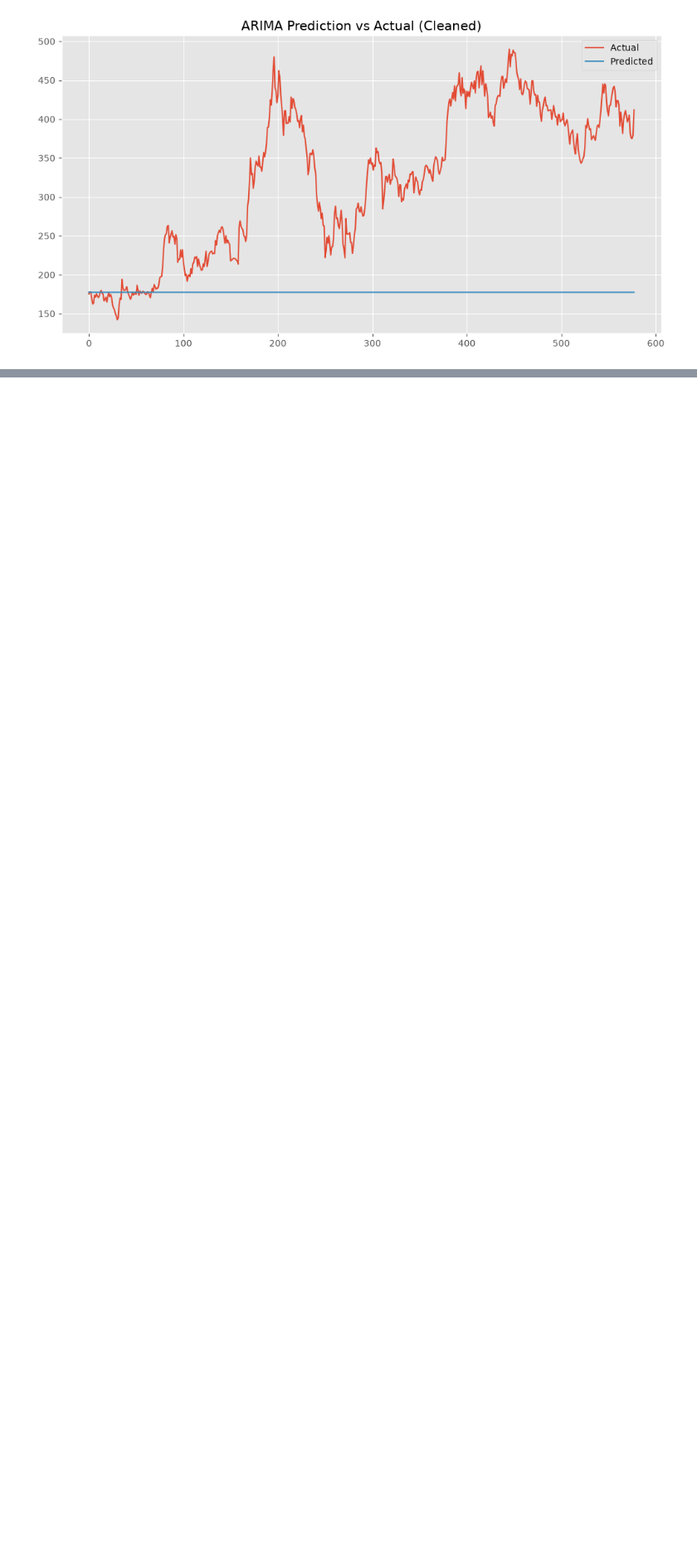
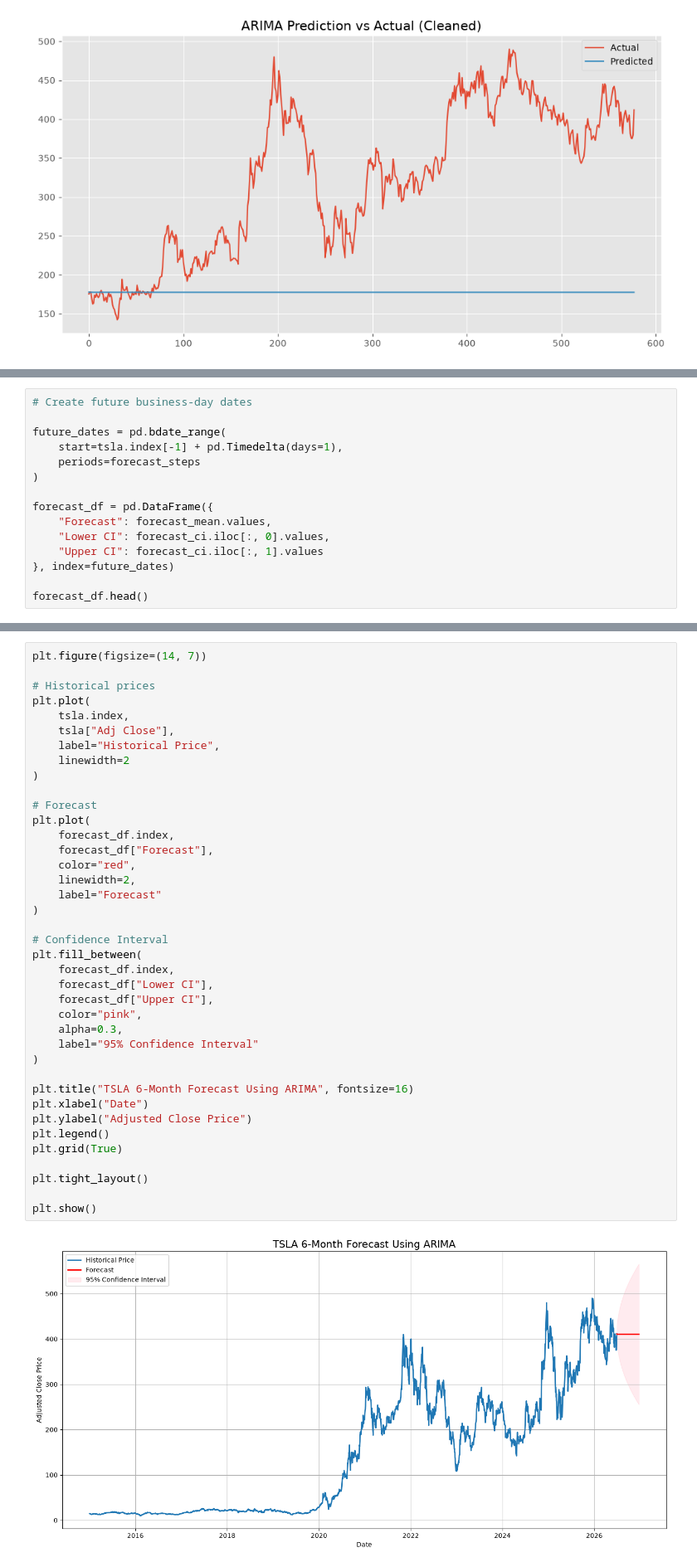
Before and after one commit to Helina-Leul/portfolio-optimization, a Jupyter notebook: notebooks/01_Data_Preprocessing_EDA.ipynb, the cells around one changed output, grey strips where cells are left out. Shown at 83% size. Drawn from its saved outputs; the diff is of its cells as text; blank space fills up the shorter version.

Commit message:
Complete Task 3: ARIMA forecasting and market trend analysis

```diff
--- a/notebooks/01_Data_Preprocessing_EDA.ipynb
+++ b/notebooks/01_Data_Preprocessing_EDA.ipynb
@@ -735,0 +1098,15 @@ plt.show()
+# %%
+# Create future business-day dates
+
+future_dates = pd.bdate_range(
+    start=tsla.index[-1] + pd.Timedelta(days=1),
+    periods=forecast_steps
+)
+
+forecast_df = pd.DataFrame({
+    "Forecast": forecast_mean.values,
+    "Lower CI": forecast_ci.iloc[:, 0].values,
+    "Upper CI": forecast_ci.iloc[:, 1].values
+}, index=future_dates)
+
+forecast_df.head()
@@ -735,0 +1134,41 @@ plt.show()
+# %%
+plt.figure(figsize=(14, 7))
+
+# Historical prices
+plt.plot(
+    tsla.index,
+    tsla["Adj Close"],
+    label="Historical Price",
+    linewidth=2
+)
+
+# Forecast
+plt.plot(
+    forecast_df.index,
+    forecast_df["Forecast"],
+    color="red",
+    linewidth=2,
+    label="Forecast"
+)
+
+# Confidence Interval
+plt.fill_between(
+    forecast_df.index,
+    forecast_df["Lower CI"],
+    forecast_df["Upper CI"],
+    color="pink",
+    alpha=0.3,
+    label="95% Confidence Interval"
+)
+
+plt.title("TSLA 6-Month Forecast Using ARIMA", fontsize=16)
+plt.xlabel("Date")
+plt.ylabel("Adjusted Close Price")
+plt.legend()
+plt.grid(True)
+
+plt.tight_layout()
+
+plt.show()
+# %% [output]
+[figure, added]
```
Also changed, not shown: parts of 37 cells of this notebook.
